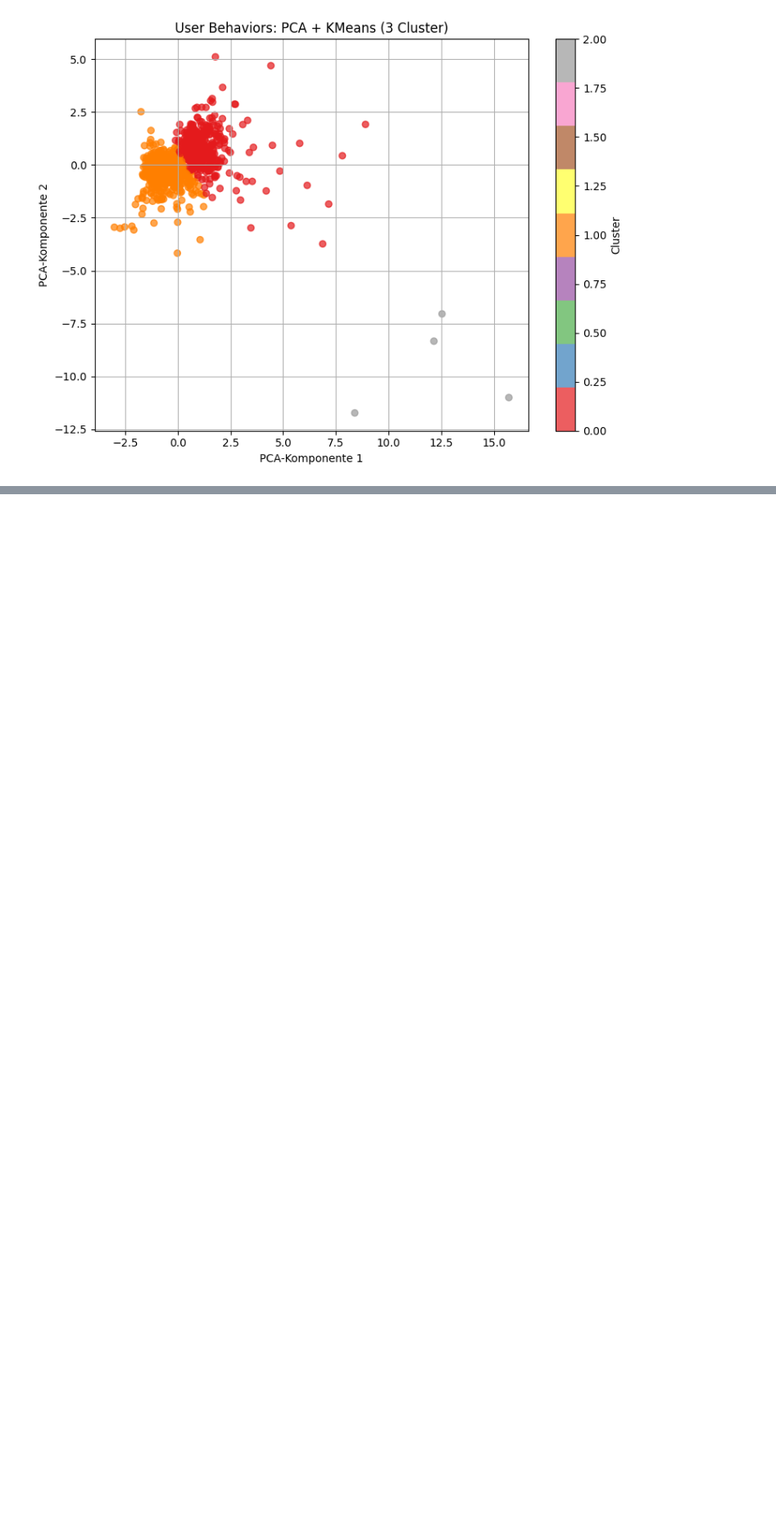
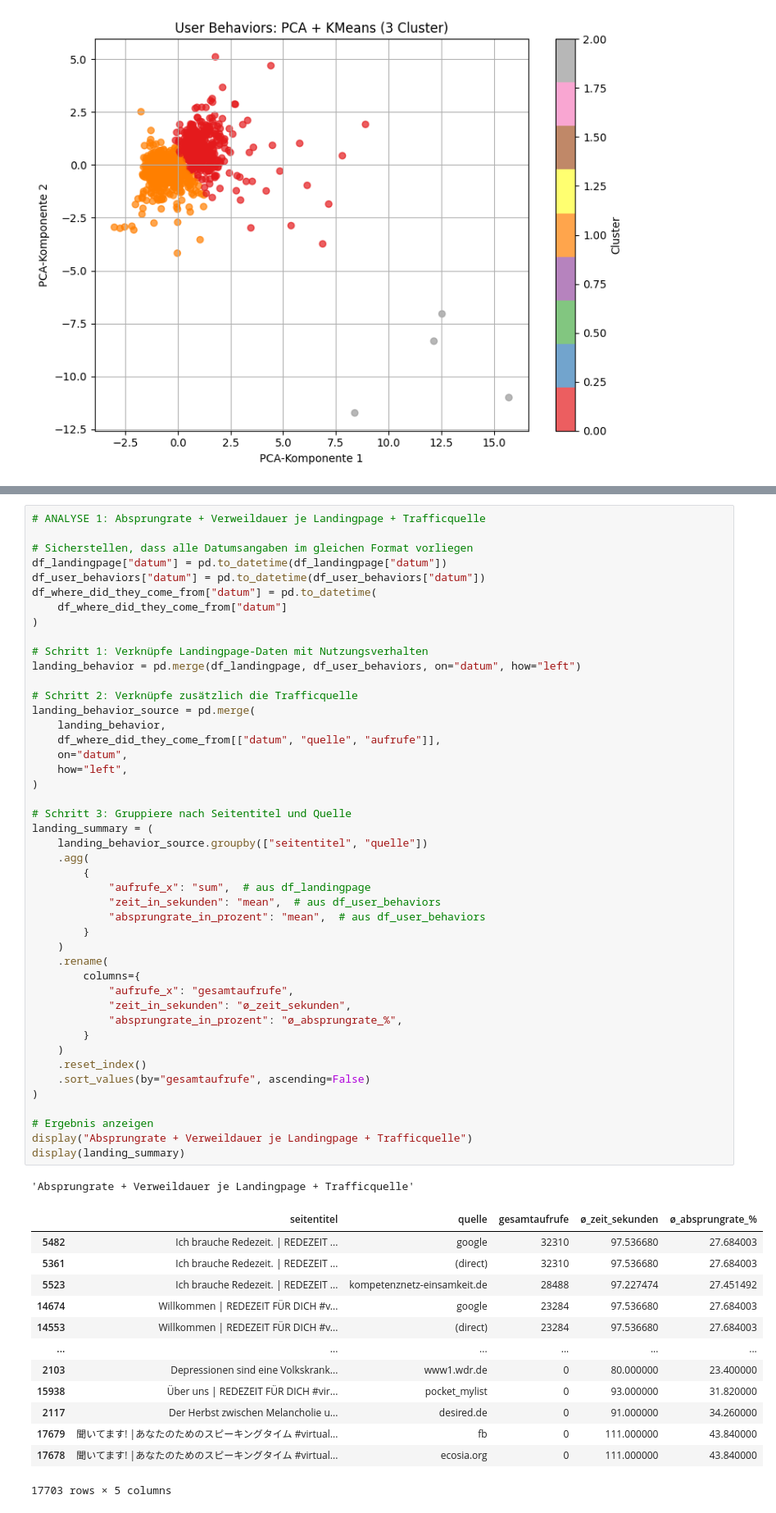
Before and after one commit to AmerorasWorks/Redezeit-Analyse, a Jupyter notebook: src/analytix/Analysen.ipynb, the cells around one changed output, grey strips where cells are left out. Shown at 82% size. Saved outputs shown, nothing was run; the diff lists cells and outputs as text; blank space fills up the shorter version.

Commit message:
3 Weiter Analysen und Erklärungen hinzugefügt
Siehe Titel

```diff
--- a/src/analytix/Analysen.ipynb
+++ b/src/analytix/Analysen.ipynb
@@ -1766,0 +1930,60 @@ plt.show()
+# %%
+# ANALYSE 1: Absprungrate + Verweildauer je Landingpage + Trafficquelle
+
+# Sicherstellen, dass alle Datumsangaben im gleichen Format vorliegen
+df_landingpage["datum"] = pd.to_datetime(df_landingpage["datum"])
+df_user_behaviors["datum"] = pd.to_datetime(df_user_behaviors["datum"])
+df_where_did_they_come_from["datum"] = pd.to_datetime(
+    df_where_did_they_come_from["datum"]
+)
+
+# Schritt 1: Verknüpfe Landingpage-Daten mit Nutzungsverhalten
+landing_behavior = pd.merge(df_landingpage, df_user_behaviors, on="datum", how="left")
+
+# Schritt 2: Verknüpfe zusätzlich die Trafficquelle
+landing_behavior_source = pd.merge(
+    landing_behavior,
+    df_where_did_they_come_from[["datum", "quelle", "aufrufe"]],
+    on="datum",
+    how="left",
+)
+
+# Schritt 3: Gruppiere nach Seitentitel und Quelle
+landing_summary = (
+    landing_behavior_source.groupby(["seitentitel", "quelle"])
+    .agg(
+        {
+            "aufrufe_x": "sum",  # aus df_landingpage
+            "zeit_in_sekunden": "mean",  # aus df_user_behaviors
+            "absprungrate_in_prozent": "mean",  # aus df_user_behaviors
+        }
+    )
+    .rename(
+        columns={
+            "aufrufe_x": "gesamtaufrufe",
+            "zeit_in_sekunden": "ø_zeit_sekunden",
+            "absprungrate_in_prozent": "ø_absprungrate_%",
+        }
+    )
+    .reset_index()
+    .sort_values(by="gesamtaufrufe", ascending=False)
+)
+
+# Ergebnis anzeigen
+display("Absprungrate + Verweildauer je Landingpage + Trafficquelle")
+display(landing_summary)
+# %% [output]
+'Absprungrate + Verweildauer je Landingpage + Trafficquelle'
+|  | seitentitel | quelle | gesamtaufrufe | ø_zeit_sekunden | ø_absprungrate_% |
+| 5482 | Ich brauche Redezeit. | REDEZEIT ... | google | 32310 | 97.536680 | 27.684003 |
+| 5361 | Ich brauche Redezeit. | REDEZEIT ... | (direct) | 32310 | 97.536680 | 27.684003 |
+| 5523 | Ich brauche Redezeit. | REDEZEIT ... | kompetenznetz-einsamkeit.de | 28488 | 97.227474 | 27.451492 |
+| 14674 | Willkommen | REDEZEIT FÜR DICH #v... | google | 23284 | 97.536680 | 27.684003 |
+| 14553 | Willkommen | REDEZEIT FÜR DICH #v... | (direct) | 23284 | 97.536680 | 27.684003 |
+| ... | ... | ... | ... | ... | ... |
+| 2103 | Depressionen sind eine Volkskrank... | www1.wdr.de | 0 | 80.000000 | 23.400000 |
+| 15938 | Über uns | REDEZEIT FÜR DICH #vir... | pocket_mylist | 0 | 93.000000 | 31.820000 |
+| 2117 | Der Herbst zwischen Melancholie u... | desired.de | 0 | 91.000000 | 34.260000 |
+| 17679 | 聞いてます! |あなたのためのスピーキングタイム #virtual... | fb | 0 | 111.000000 | 43.840000 |
+| 17678 | 聞いてます! |あなたのためのスピーキングタイム #virtual... | ecosia.org | 0 | 111.000000 | 43.840000 |
+17703 rows × 5 columns
```
Also changed, not shown: parts of 12 cells of this notebook.
